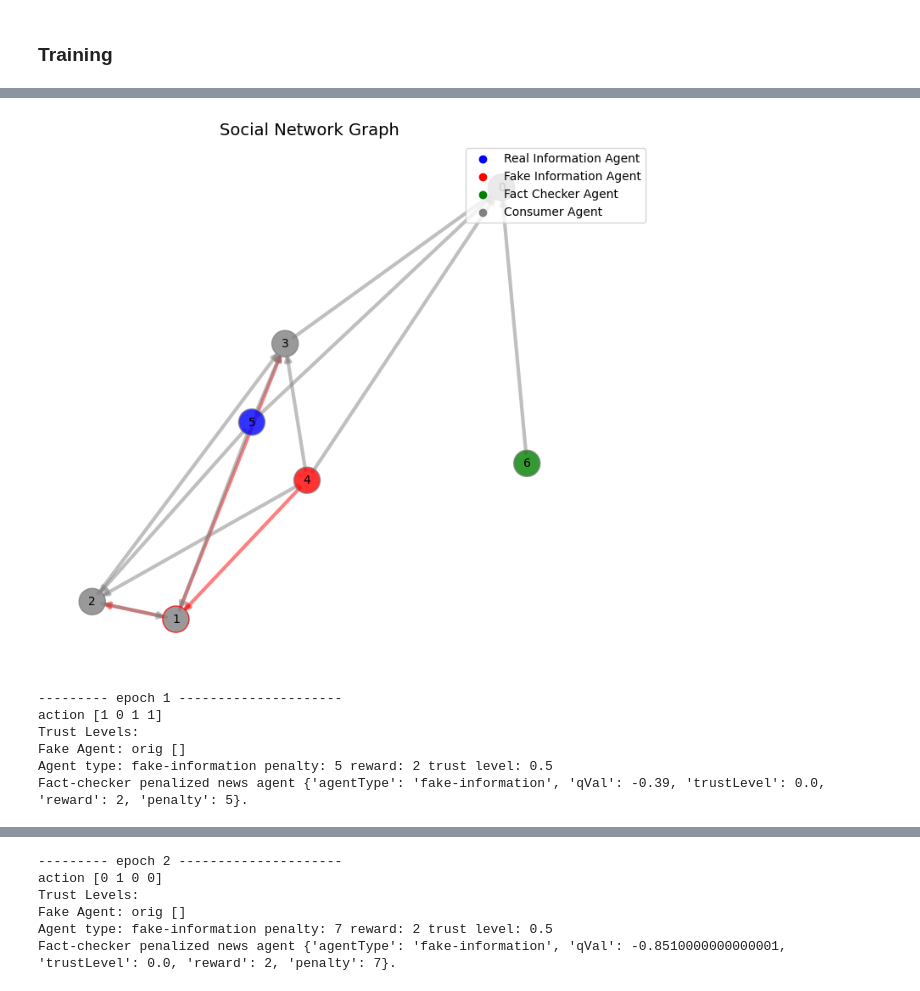
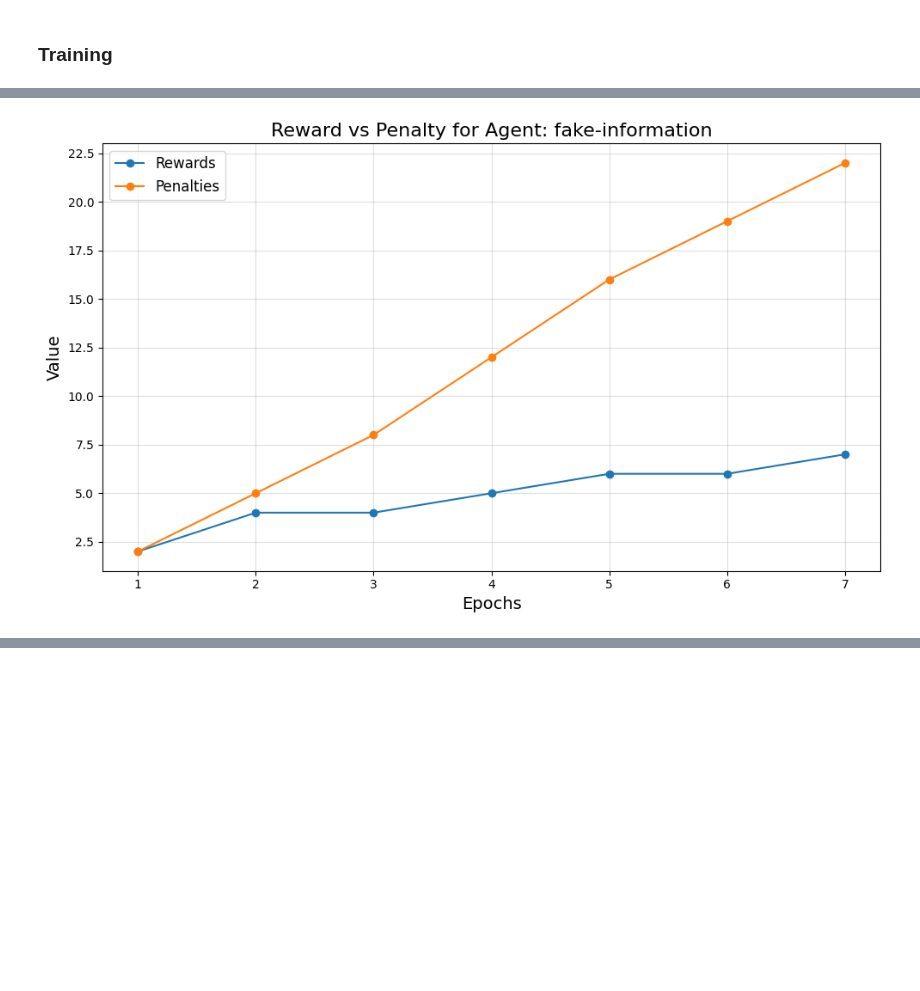
Before and after one commit to tangk01/CS6140-Project, a Jupyter notebook: project/project.ipynb, the cells around one changed output, grey strips where cells are left out. Saved outputs shown, nothing was run; the diff lists cells and outputs as text; code cells hidden in the pictures; blank space fills up the shorter version.

Commit message:
add penalty/reward vis

```diff
--- a/project/project.ipynb
+++ b/project/project.ipynb
@@ -8,21 +7,14 @@ import numpy as np
 # %% [markdown]
 ### Setup
 # %%
+
+# --- Scenario 1 : 1 fake, 1 real agent, 1 fact checker, 4 consumer network ---- #
 network = SocialNetworkEnv(numConsumer=4)
 
-# created a fake and real info agent and add a few consumers to the network
 fAgent = NewsAgent("fake-information", env=network, trustLevel=0)
-# fAgent2 = NewsAgent("fake-information", state_space_size=2, env=network, trustLevel=0)
-# fAgent3 = NewsAgent("fake-information", state_space_size=2, env=network, trustLevel=0)
 rAgent = NewsAgent("real-information", env=network, trustLevel=0)
-fcAgent = FactCheckerAgent("fact-checker", trustLevel=0.0, env=network)
+fcAgent = FactCheckerAgent("fact-checker", env=network, trustLevel=0.0)
 
 network.add_news_agents_to_network(agentType=fAgent)
-
-# network.add_news_agents_to_network(agentType=fAgent2)
-# network.add_news_agents_to_network(agentType=fAgent3)
 network.add_news_agents_to_network(agentType=rAgent)
 network.add_fact_checker_to_network(agentType=fcAgent)
-
-# print("---------------- Initial Graph ---------------")
-network.print_graph()
@@ -37,37 +21,54 @@ Node 6: Points to -> 0
 # %% [markdown]
 ### Training
 # %%
+fake_agent_rewards = []
+fake_agent_penalties = []
+
+real_agent_rewards = []
+real_agent_penalties = []
+
+fchecker_agent_rewards = []
+fchecker_agent_penalties = []
+
 for i in range(network.network_size):
     print(f"\n--------- epoch {i} ---------------------")
 
     fAgent_action = network.draw_sample_from_action_space()
-    fAgent_action2 = network.draw_sample_from_action_space()
-    fAgent_action3 = network.draw_sample_from_action_space()
     rAgent_action = network.draw_sample_from_action_space()
-    print('action', fAgent_action)
+    fcAgent_action = network.draw_sample_from_action_space()
 
     print("Trust Levels:")
-    print("Fake Agent: ", end="")
+
+    print("\nFake Agent: ", end="")
     reward, penalty, influenced, qVal = network.step(fAgent_action, fAgent)
+    fake_agent_rewards.append(reward)
+    fake_agent_penalties.append(penalty)
 
-    # print("Fake Agent 2: ", end="")
-    # reward22, penalty22 = network.step(fAgent_action2, fAgent2)
+    print("\nReal Agent: ", end="")
+    reward2, penalty2, influenced2, qval2 = network.step(rAgent_action, rAgent)
+    real_agent_rewards.append(reward2)
+    real_agent_penalties.append(penalty2)
 
-    # print("Fake Agent 3: ", end="")
-    # reward3, penalty3 = network.step(fAgent_action3, fAgent3)
+    print("\nconsumer info before fact checker is in network")
+    network.print_consumer_info()
 
-    # print("Real Agent: ", end="")
-    # reward2, penalty2 = network.step(rAgent_action, rAgent)
 
+    print("Fact Checker Agent: ", end="")
     network.step_fact_checker(fcAgent, threshold=0.1)
+    fchecker_agent_rewards.append(fcAgent.reward)
+    fchecker_agent_penalties.append(fcAgent.penalty)
 
-    network.render()
-    # network.print_graph()
+    # network.render()
 
-    # print(f"\nfake info - reward: {reward}, penalty : {penalty}")
-    # print(f"\nfake info 2 - reward: {reward22}, penalty : {penalty22}")
-    # print(f"\nfake info 3 - reward: {reward3}, penalty : {penalty3}")
-    # print(f"real info - reward: {reward2}, penalty : {penalty2}")
-    # print(f"fact checker - reward: {fcAgent.reward} penalty: {fcAgent.penalty}")
+    print(f"\nfake agent info - reward: {reward}, penalty : {penalty}, influenced : {influenced}, qval : {qVal}")
+    print(f"real agent info - reward: {reward2}, penalty : {penalty2}, influenced : {influenced2}, qval : {qval2}")
+    print(f"fact checker - reward: {fcAgent.reward} penalty: {fcAgent.penalty}")
+
+    print("consumer info after fact checker in network")
+    network.print_consumer_info()
+
+network.visualize_rewards_penalties(fAgent, fake_agent_rewards, fake_agent_penalties)
+network.visualize_rewards_penalties(rAgent, real_agent_rewards, real_agent_penalties)
+network.visualize_rewards_penalties(fcAgent, fchecker_agent_rewards, fchecker_agent_penalties)
 # %% [output]
 --------- epoch 0 ---------------------
@@ -79,7 +91 @@ Fact-checker penalized news agent {'agentType': 'fake-information', 'qVal': -0.1
-[figure, old version]
+[figure, new version]
---------- epoch 1 ---------------------
-action [1 0 1 1]
-Trust Levels:
-Fake Agent: orig []
-Agent type: fake-information penalty: 5 reward: 2 trust level: 0.5
-Fact-checker penalized news agent {'agentType': 'fake-information', 'qVal': -0.39, 'trustLevel': 0.0, 'reward': 2, 'penalty': 5}.
@@ -87,6 +92,0 @@ Fact-checker penalized news agent {'agentType': 'fake-information', 'qVal': -0.3
---------- epoch 2 ---------------------
-action [0 1 0 0]
-Trust Levels:
-Fake Agent: orig []
-Agent type: fake-information penalty: 7 reward: 2 trust level: 0.5
-Fact-checker penalized news agent {'agentType': 'fake-information', 'qVal': -0.8510000000000001, 'trustLevel': 0.0, 'reward': 2, 'penalty': 7}.
```
Also changed, not shown: parts of 3 cells of this notebook, 1 other file.
